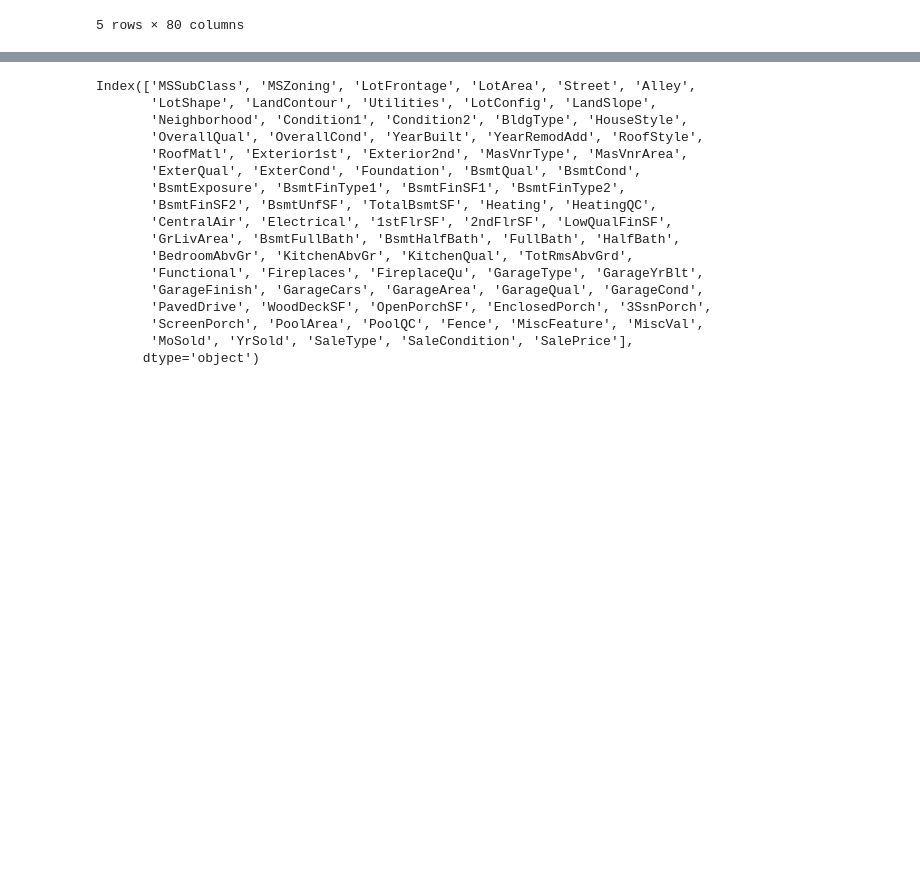
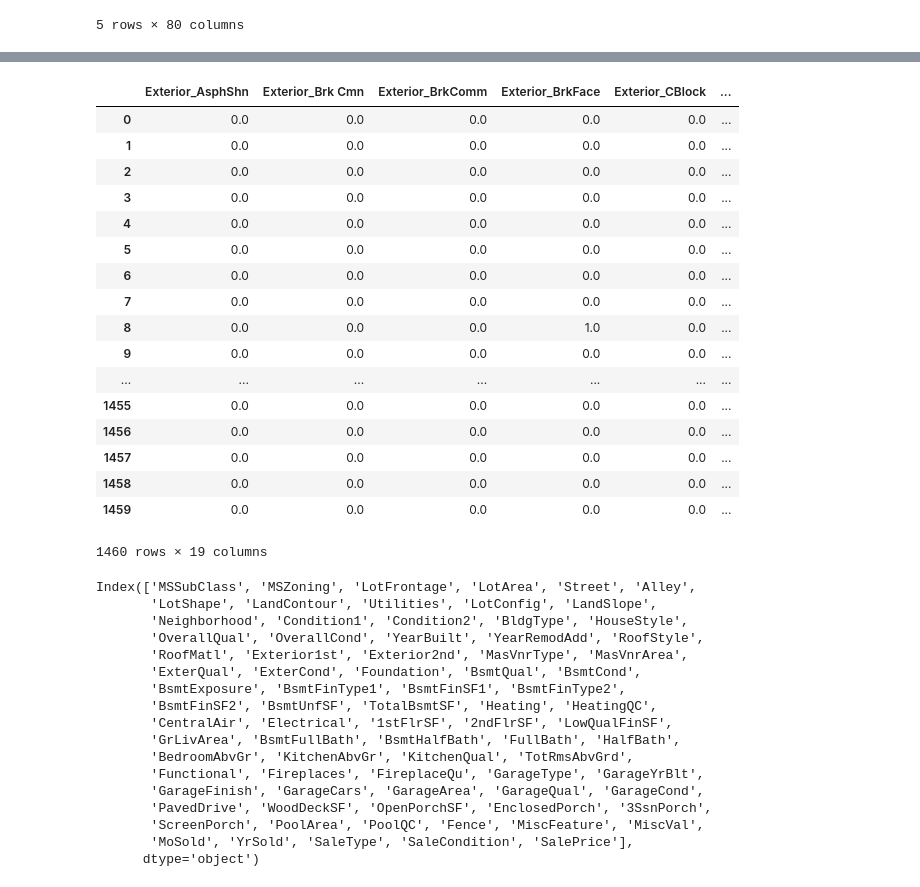
Before and after one commit to chazzy1/nycdsaML, a Jupyter notebook: choi/EDA.ipynb, the cells around one changed output, grey strips where cells are left out. Cells and saved outputs as stored; diff of their text form; code cells hidden in the pictures; blank space fills up the shorter version.

```diff
--- a/choi/EDA.ipynb
+++ b/choi/EDA.ipynb
@@ -29,0 +74,3 @@ train.head(5)
+# %%
+train['isRemod'] = np.where(train['YearRemodAdd'] == train['YearBuilt'], '0', '1')
+train['isRemod']
@@ -29,0 +95,32 @@ train.head(5)
+# %%
+test = train.copy()
+
+different=train[train["Exterior1st"]!=train["Exterior2nd"]][["Exterior1st","Exterior2nd"]]
+# different
+part=pd.get_dummies(train[["Exterior1st","Exterior2nd"]],drop_first=True,dummy_na=True) #dummify both the exterior column
+part.columns=part.columns.str.replace("1st","") #change name of the column
+part.columns=part.columns.str.replace("2nd","")
+part=part.groupby(part.columns, axis=1).sum() #group by the same column and thus summing duplicate as two
+part=part.astype(float)
+part[part.groupby(part.columns, axis=1).sum()>1]=part[part.groupby(part.columns, axis=1).sum()>1]-1# list comprehension?
+
+part
+# %% [output]
+|  | Exterior_AsphShn | Exterior_Brk Cmn | Exterior_BrkComm | Exterior_BrkFace | Exterior_CBlock | ... |
+| 0 | 0.0 | 0.0 | 0.0 | 0.0 | 0.0 | ... |
+| 1 | 0.0 | 0.0 | 0.0 | 0.0 | 0.0 | ... |
+| 2 | 0.0 | 0.0 | 0.0 | 0.0 | 0.0 | ... |
+| 3 | 0.0 | 0.0 | 0.0 | 0.0 | 0.0 | ... |
+| 4 | 0.0 | 0.0 | 0.0 | 0.0 | 0.0 | ... |
+| 5 | 0.0 | 0.0 | 0.0 | 0.0 | 0.0 | ... |
+| 6 | 0.0 | 0.0 | 0.0 | 0.0 | 0.0 | ... |
+| 7 | 0.0 | 0.0 | 0.0 | 0.0 | 0.0 | ... |
+| 8 | 0.0 | 0.0 | 0.0 | 1.0 | 0.0 | ... |
+| 9 | 0.0 | 0.0 | 0.0 | 0.0 | 0.0 | ... |
+| ... | ... | ... | ... | ... | ... | ... |
+| 1455 | 0.0 | 0.0 | 0.0 | 0.0 | 0.0 | ... |
+| 1456 | 0.0 | 0.0 | 0.0 | 0.0 | 0.0 | ... |
+| 1457 | 0.0 | 0.0 | 0.0 | 0.0 | 0.0 | ... |
+| 1458 | 0.0 | 0.0 | 0.0 | 0.0 | 0.0 | ... |
+| 1459 | 0.0 | 0.0 | 0.0 | 0.0 | 0.0 | ... |
+1460 rows × 19 columns
```
Also changed, not shown: parts of 5 cells of this notebook, 3 other files.
